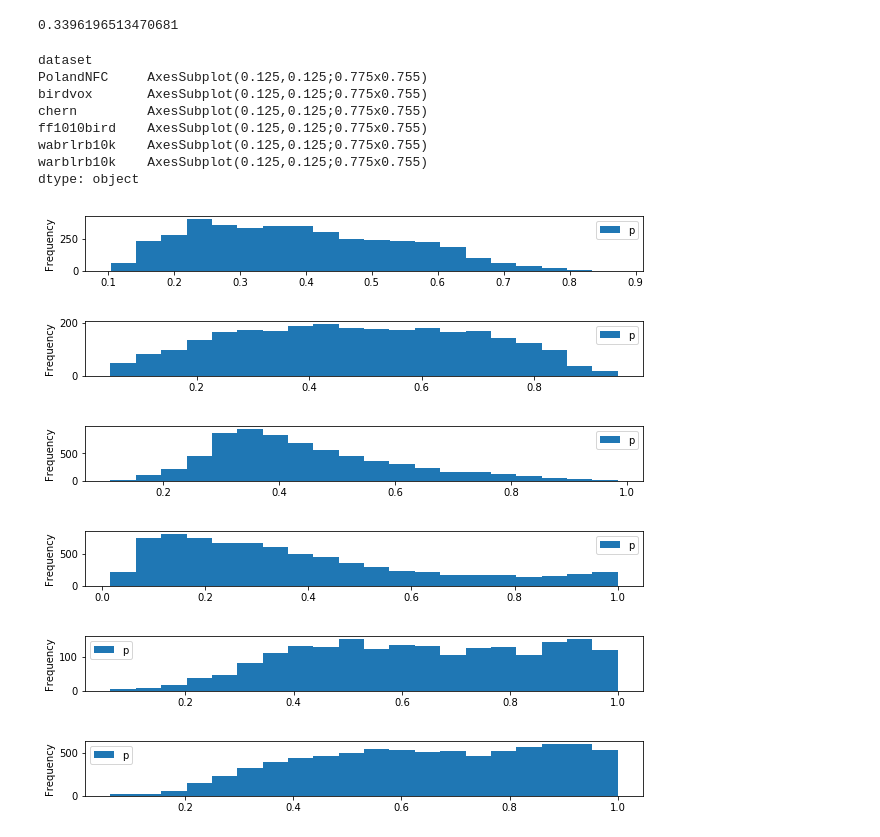
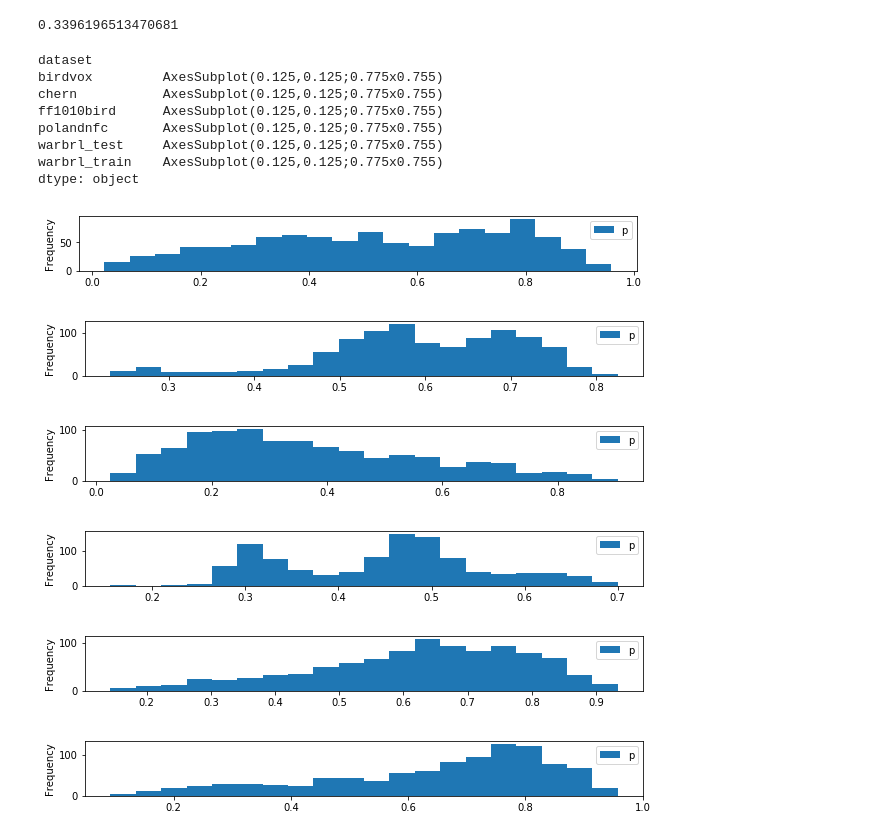
Before and after one commit to jonnor/birddetect, a Jupyter notebook: Model.ipynb, the cells around one changed output. Saved outputs shown, nothing was run; the diff lists cells and outputs as text; code cells hidden in the pictures.

```diff
--- a/Model.ipynb
+++ b/Model.ipynb
@@ -281,26 +281,26 @@ df.prediction.mean()
 # %% [output]
 0.3396196513470681
 # %%
-p = rf.predict_proba(get_features(alldata)[0])
-p = pandas.DataFrame({'p': p[:,1]}, index=alldata.index)
-p['dataset'] = alldata.dataset
-p['hasbird'] = alldata.hasbird
+p = rf.predict_proba(get_features(dataset)[0])
+p = pandas.DataFrame({'p': p[:,1]}, index=dataset.index)
+p['dataset'] = dataset.dataset
+p['hasbird'] = dataset.hasbird
 
 #p.groupby('hasbird').plot()
 p.groupby('dataset').plot(y='p', kind='hist',bins=20,figsize=(10,1), legend=True, style={'opacity': 0.2})
 # %% [output]
 dataset
-PolandNFC     AxesSubplot(0.125,0.125;0.775x0.755)
-birdvox       AxesSubplot(0.125,0.125;0.775x0.755)
-chern         AxesSubplot(0.125,0.125;0.775x0.755)
-ff1010bird    AxesSubplot(0.125,0.125;0.775x0.755)
-wabrlrb10k    AxesSubplot(0.125,0.125;0.775x0.755)
-warblrb10k    AxesSubplot(0.125,0.125;0.775x0.755)
+birdvox         AxesSubplot(0.125,0.125;0.775x0.755)
+chern           AxesSubplot(0.125,0.125;0.775x0.755)
+ff1010bird      AxesSubplot(0.125,0.125;0.775x0.755)
+polandnfc       AxesSubplot(0.125,0.125;0.775x0.755)
+warbrl_test     AxesSubplot(0.125,0.125;0.775x0.755)
+warbrl_train    AxesSubplot(0.125,0.125;0.775x0.755)
 dtype: object
-[figure, old version]
+[figure, new version]
-[figure, old version]
+[figure, new version]
-[figure, old version]
+[figure, new version]
-[figure, old version]
+[figure, new version]
-[figure, old version]
+[figure, new version]
-[figure, old version]
+[figure, new version]
 # %%
```
Also changed, not shown: parts of 2 cells of this notebook, 2 other files.
